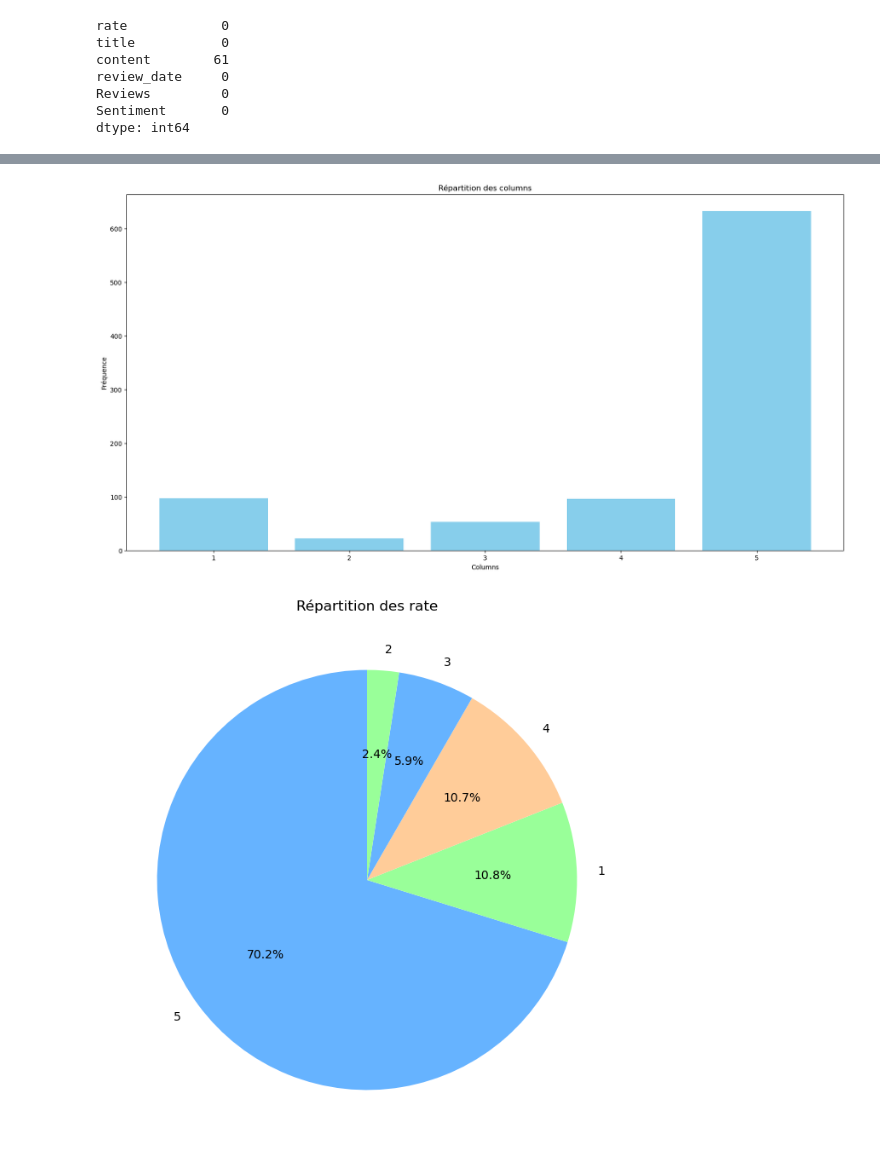
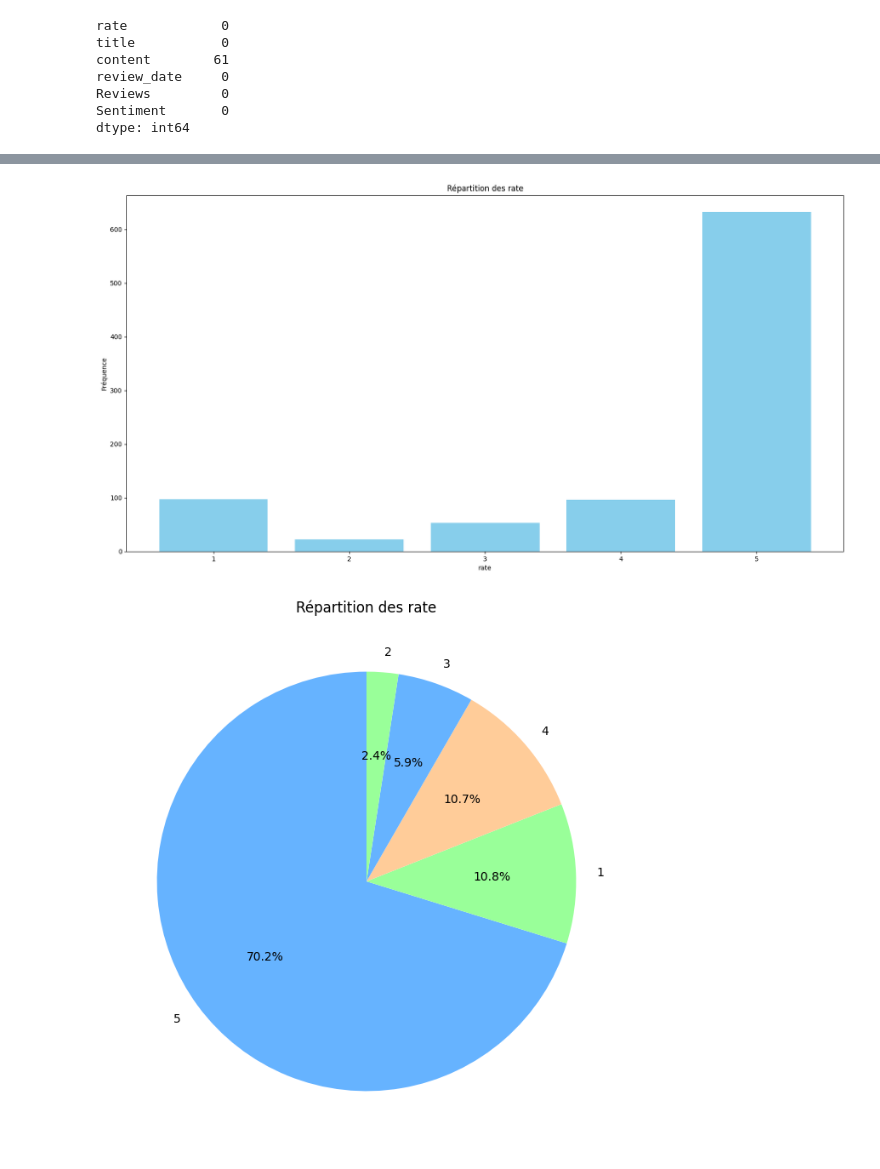
Before and after one commit to StephaneBah/Travel-Insurance-Reviews-Analysis, a Jupyter notebook: NLP/Analyse.ipynb, the cells around one changed output, grey strips where cells are left out. Drawn from its saved outputs; the diff is of its cells as text; code cells hidden in the pictures.

```diff
--- a/NLP/Analyse.ipynb
+++ b/NLP/Analyse.ipynb
@@ -83,13 +83,13 @@ data.duplicated().sum()
 # %%
 class_counts = data['rate'].value_counts()
 plt.figure(figsize=(20, 10))
 plt.bar(class_counts.index, class_counts.values, color='skyblue')
-plt.xlabel('Columns')
+plt.xlabel('rate')
 plt.ylabel('Fréquence')
-plt.title('Répartition des columns')
+plt.title('Répartition des rate')
 plt.show()
 # %% [output]
-[figure, old version]
+[figure, new version]
 # %%
 plt.figure(figsize=(8, 8))
 plt.pie(class_counts.values, labels=class_counts.index, autopct='%1.1f%%', startangle=90, colors=['#66b3ff','#99ff99','#ffcc99'])
```
Also changed, not shown: parts of 6 cells of this notebook, 11 other files.
